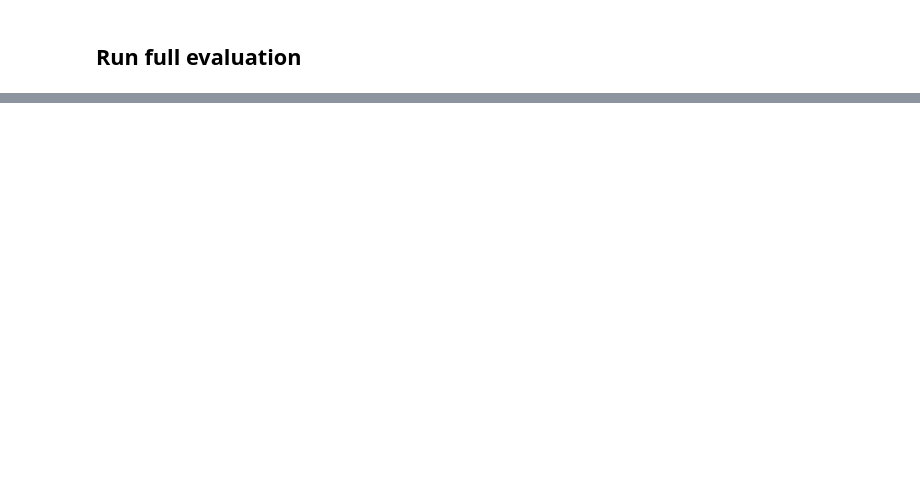
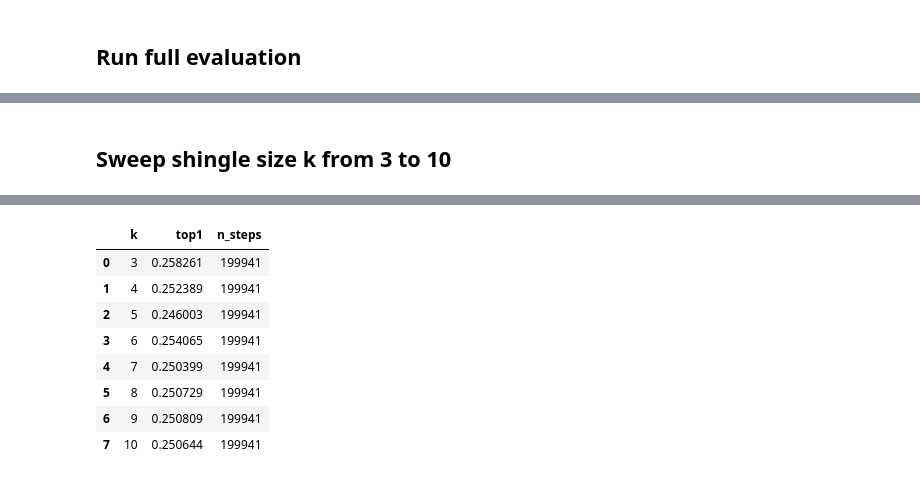
Before and after one commit to tschmuckley/CSCI_4022_Final_Project, a Jupyter notebook: jaccard.ipynb, the cells around one changed output, grey strips where cells are left out. Cells and saved outputs as stored; diff of their text form; code cells hidden in the pictures; blank space fills up the shorter version.

```diff
--- a/jaccard.ipynb
+++ b/jaccard.ipynb
@@ -289,2 +289,67 @@ Average actual rank: 23.41
 | 3 | 0 | 3 | 8 | Pacific_Ocean | African_slave_trade | Atlantic_Ocean | Marshall_Islands | ... |
 | 4 | 0 | 4 | 8 | Atlantic_Ocean | African_slave_trade | Accra | Rockall | ... |
+# %% [markdown]
+## Sweep shingle size k from 3 to 10
+# %%
+k_values = list(range(3, 11))
+sweep_results = []
+
+for k in k_values:
+    print(f"\n=== k={k} ===")
+    sweep_start = time.time()
+
+    sweep_shingles: dict[str, set[str]] = {}
+    for article in articles:
+        text_path = TEXT_DIR / f"{article}.txt"
+        if not text_path.exists():
+            continue
+        text = text_path.read_text(encoding="utf-8", errors="ignore")
+        s = shingles(text, k=k)
+        if s:
+            sweep_shingles[article] = s
+
+    sweep_sigs = {name: minhash_signature(s) for name, s in sweep_shingles.items()}
+
+    correct = 0
+    total = 0
+    for path_id, row in paths_finished.iterrows():
+        pages = row["path"].split(";")
+        if "<" in pages:
+            continue
+        target_page = pages[-1]
+        if target_page not in sweep_sigs:
+            continue
+        target_sig = sweep_sigs[target_page]
+
+        for step in range(len(pages) - 1):
+            current_page = pages[step]
+            actual_next_page = pages[step + 1]
+            candidates = list(neighbors.get(current_page, []))
+            if actual_next_page not in candidates:
+                continue
+            if current_page not in sweep_sigs or actual_next_page not in sweep_sigs:
+                continue
+
+            scored = max(
+                (
+                    (jaccard_minhash(sweep_sigs[page], target_sig), page)
+                    for page in candidates
+                    if page in sweep_sigs
+                ),
+                default=None,
+            )
+            if scored is None:
+                continue
+            if scored[1] == actual_next_page:
+                correct += 1
+            total += 1
+
+    elapsed = time.time() - sweep_start
+    top1 = correct / total if total else 0.0
+    print(f"  {total} steps, top-1 = {top1:.4f}, elapsed {elapsed:.0f}s")
+    sweep_results.append({"k": k, "top1": top1, "n_steps": total})
+
+sweep_df = pd.DataFrame(sweep_results)
+sweep_df.to_csv(DATA_DIR / "jaccard_k_sweep.csv", index=False)
+sweep_df
+# %% [output]
@@ -290,0 +373,9 @@ Average actual rank: 23.41
+|  | k | top1 | n_steps |
+| 0 | 3 | 0.258261 | 199941 |
+| 1 | 4 | 0.252389 | 199941 |
+| 2 | 5 | 0.246003 | 199941 |
+| 3 | 6 | 0.254065 | 199941 |
+| 4 | 7 | 0.250399 | 199941 |
+| 5 | 8 | 0.250729 | 199941 |
+| 6 | 9 | 0.250809 | 199941 |
+| 7 | 10 | 0.250644 | 199941 |
```
Also changed, not shown: parts of 12 cells of this notebook, 4 other files.
